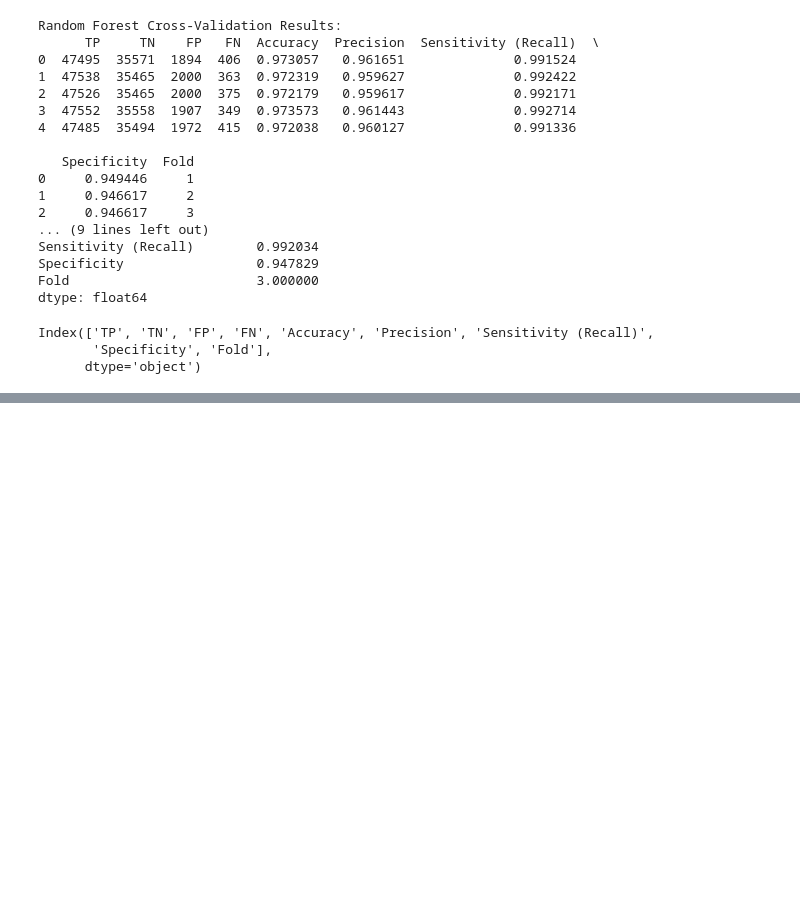
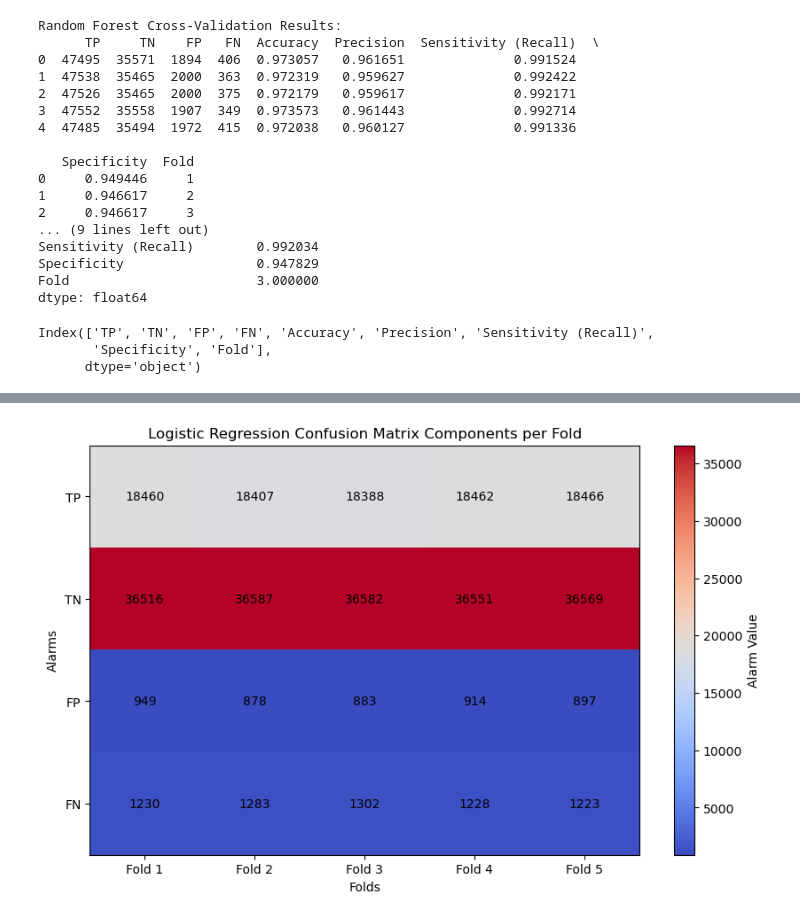
Before and after one commit to B-Kosev/iot-security-network-attacks-analysis, a Jupyter notebook: iot_project.ipynb, the cells around one changed output, grey strips where cells are left out. Saved outputs shown, nothing was run; the diff lists cells and outputs as text; code cells hidden in the pictures; blank space fills up the shorter version.

```diff
--- a/iot_project.ipynb
+++ b/iot_project.ipynb
@@ -909,0 +701,24 @@ plt.show()
+# %%
+metrics_labels = ['TP', 'TN', 'FP', 'FN']
+alarms = ['TP', 'TN', 'FP', 'FN']
+metrics_df = lg_results_df[metrics_labels].T  # Transpose to have metrics as rows and folds as columns
+metrics_df.columns = [f'Fold {fold}' for fold in lgbm_results_df['Fold']]
+
+# Plot a heatmap for metrics vs folds
+plt.figure(figsize=(10, 6))
+plt.imshow(metrics_df, cmap="coolwarm", aspect='auto', interpolation='nearest')
+plt.colorbar(label='Alarm Value')
+plt.title('Logistic Regression Confusion Matrix Components per Fold')
+plt.xlabel('Folds')
+plt.ylabel('Alarms')
+plt.xticks(range(len(metrics_df.columns)), metrics_df.columns)
+plt.yticks(range(len(metrics_df.index)), metrics_df.index)
+
+# Add values on the heatmap
+for i in range(len(metrics_df.index)):
+    for j in range(len(metrics_df.columns)):
+        plt.text(j, i, f'{int(metrics_df.iloc[i, j])}', ha='center', va='center')
+
+plt.show()
+# %% [output]
+[figure, added]
```
Also changed, not shown: parts of 22 cells of this notebook.
